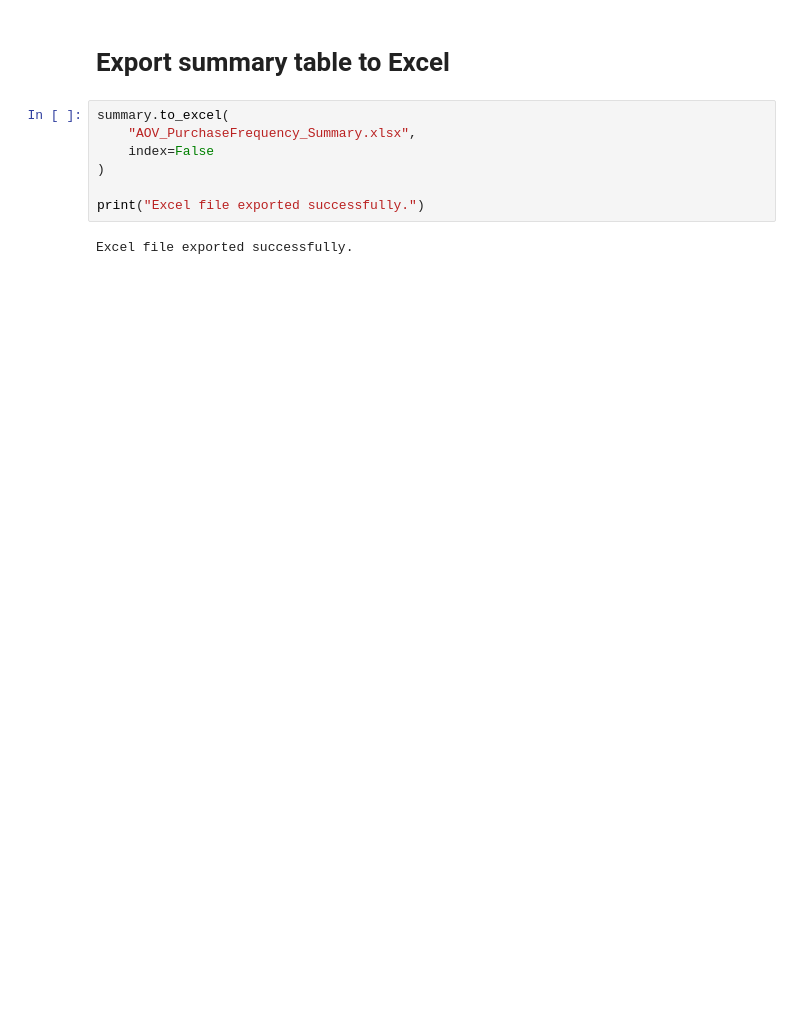
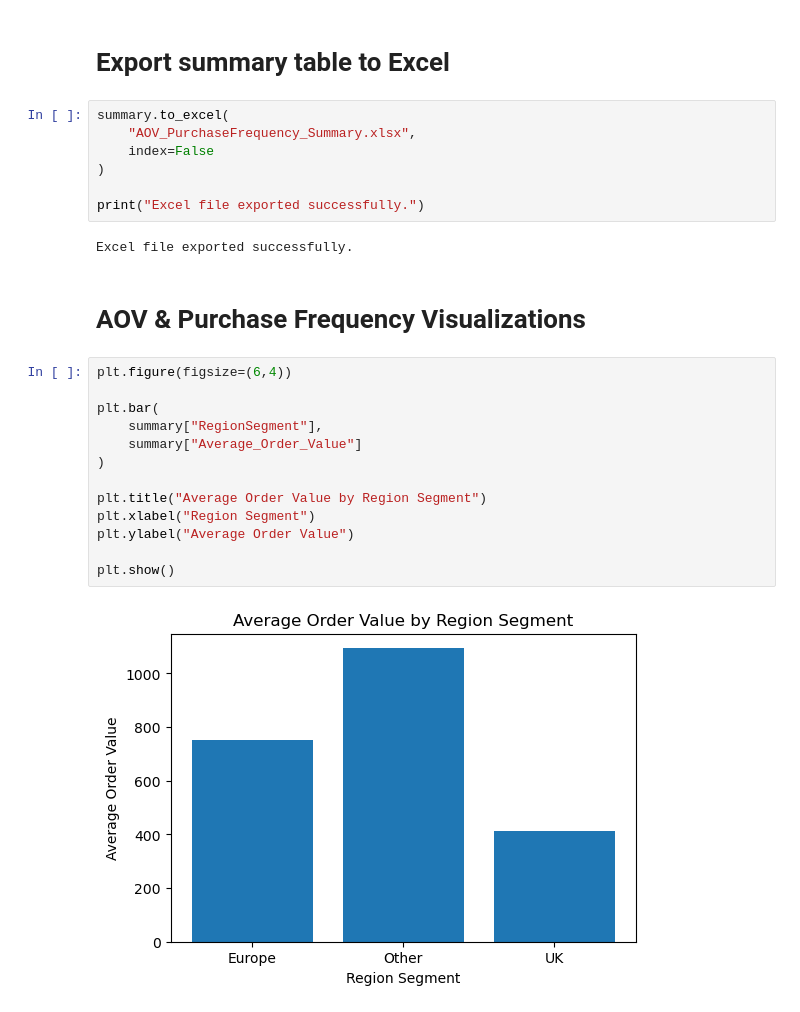
Before and after one commit to dharani-malla/Cohort-Retention-CLTV-Analysis, a Jupyter notebook: Week3_Segment_Analysis.ipynb, the cells around one changed output. Saved outputs shown, nothing was run; the diff lists cells and outputs as text; blank space fills up the shorter version.

```diff
--- a/Week3_Segment_Analysis.ipynb
+++ b/Week3_Segment_Analysis.ipynb
@@ -172,3 +172,20 @@ summary.to_excel(
 print("Excel file exported successfully.")
 # %% [output]
 Excel file exported successfully.
+# %% [markdown]
+# AOV & Purchase Frequency Visualizations
+# %%
+plt.figure(figsize=(6,4))
+
+plt.bar(
+    summary["RegionSegment"],
+    summary["Average_Order_Value"]
+)
+
+plt.title("Average Order Value by Region Segment")
+plt.xlabel("Region Segment")
+plt.ylabel("Average Order Value")
+
+plt.show()
+# %% [output]
+[figure, added]
```
Also changed, not shown: parts of 7 cells of this notebook.
